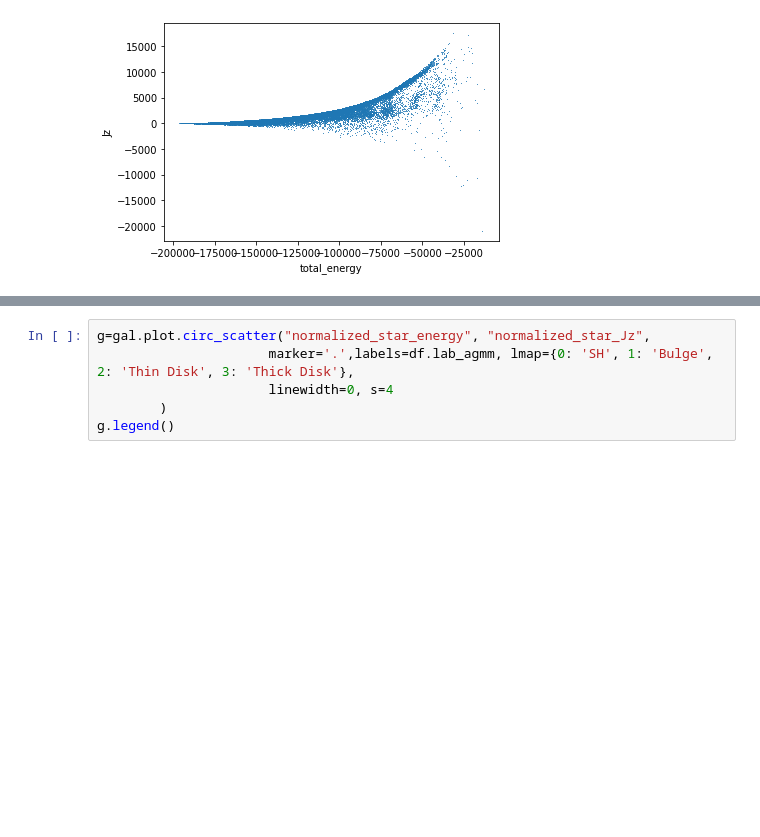
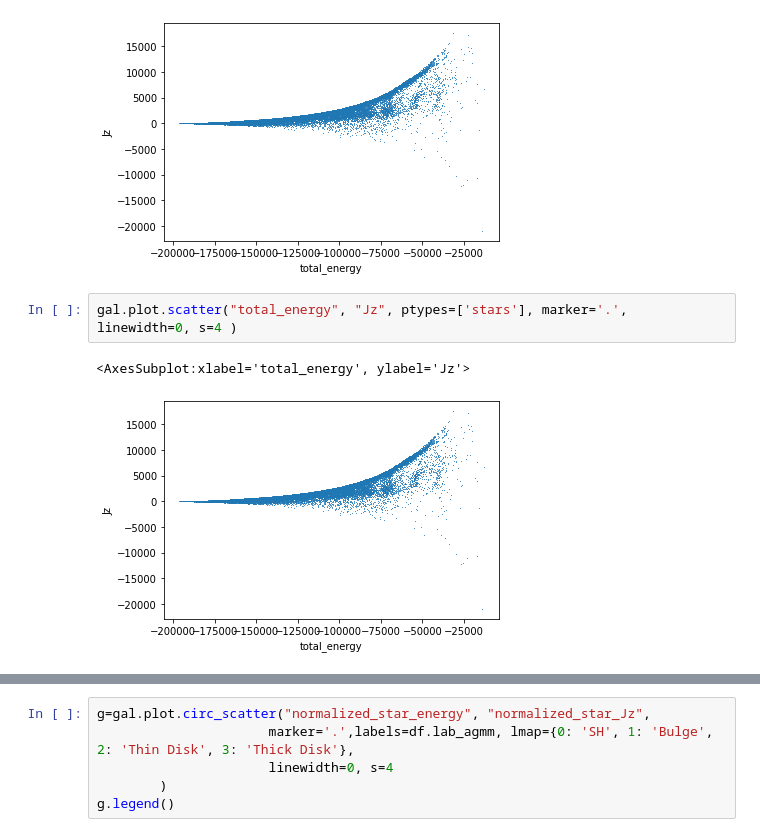
Before and after one commit to antotaverna/gchop_paper, a Jupyter notebook: circ_plots.ipynb, the cells around one changed output, grey strips where cells are left out. Saved outputs shown, nothing was run; the diff lists cells and outputs as text; blank space fills up the shorter version.

```diff
--- a/circ_plots.ipynb
+++ b/circ_plots.ipynb
@@ -141,5 +129,10 @@ gal.plot.scatter("total_energy", "Jz", ptypes=['stars'], marker='.', linewidth=0
 # %% [output]
 <AxesSubplot:xlabel='total_energy', ylabel='Jz'>
 [figure]
+# %%
+gal.plot.scatter("total_energy", "Jz", ptypes=['stars'], marker='.', linewidth=0, s=4 )
+# %% [output]
+<AxesSubplot:xlabel='total_energy', ylabel='Jz'>
+[figure, added]
 # %%
 g=gal.plot.circ_scatter("normalized_star_energy", "normalized_star_Jz",
```
Also changed, not shown: parts of 7 cells of this notebook, 10 other files.
